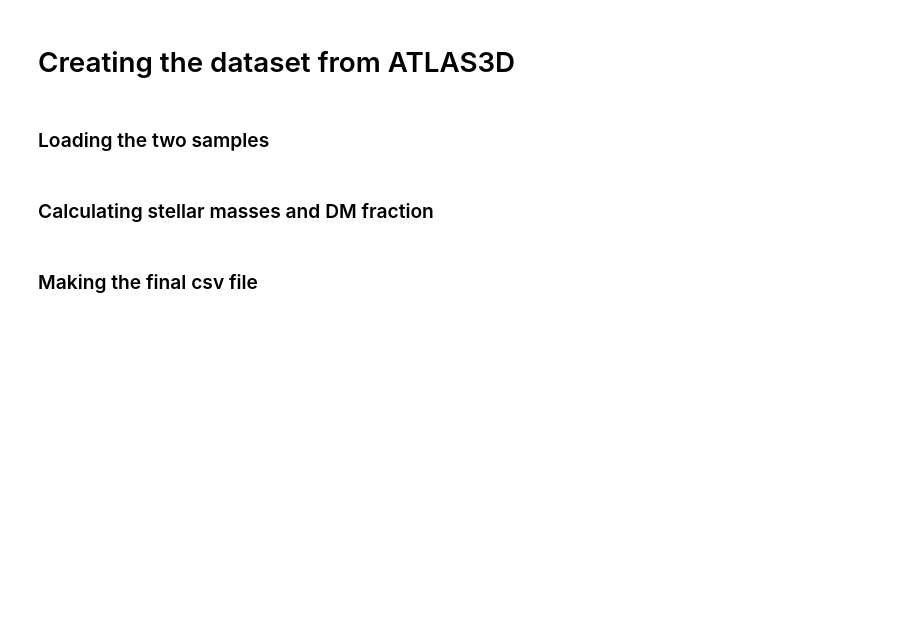
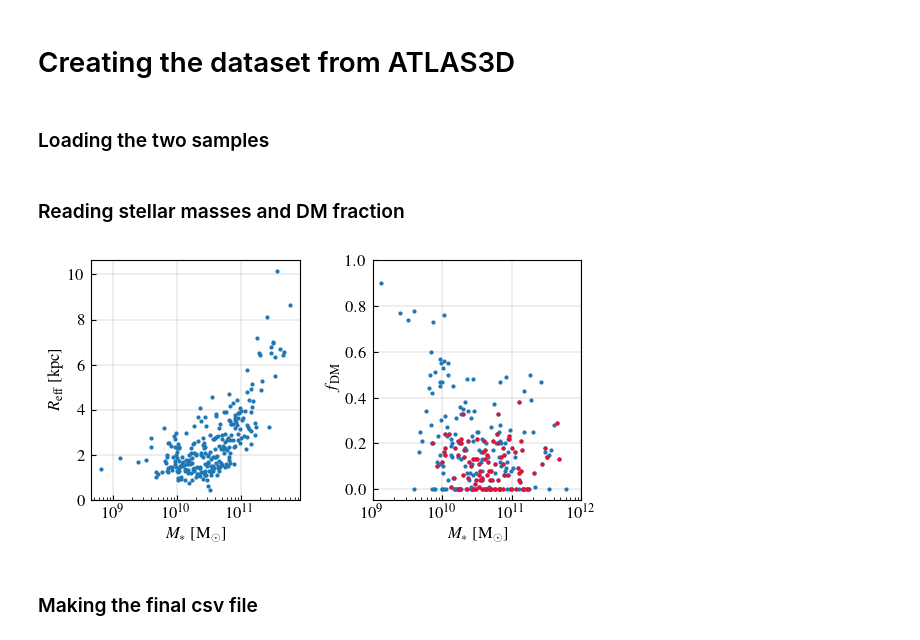
Before and after one commit to Annapreto23/TangoSIDM_DMFraction, a Jupyter notebook: data/Observational_datasets/ATLAS3D_post_processed.ipynb, the cells around one changed output. Cells and saved outputs as stored; diff of their text form; code cells hidden in the pictures; blank space fills up the shorter version.

```diff
--- a/data/Observational_datasets/ATLAS3D_post_processed.ipynb
+++ b/data/Observational_datasets/ATLAS3D_post_processed.ipynb
@@ -14,11 +22,63 @@ capXX= np.loadtxt('./raw_data/ATLAS3D_CappellariXX_2013.txt', usecols=np.arange(
 # %% [markdown]
-### Calculating stellar masses and DM fraction
+### Reading stellar masses and DM fraction
 # %%
-logML = capXX[:,-2]
-logL = capXV[:,-1]
-R = capXV[:,-6]
-M = 10**(logML+logL)
-fDM = capXX[:,-3]
+quality_flag = capXV[indx_CapXX,0]
+Reff_arcsec = 10**capXV[indx_CapXX,1] # [arcsec]
+logL = capXV[indx_CapXX,2] # [Lsun]
+fDM = capXX[indx_CapXX,0]
+logML = capXX[indx_CapXX,1] # Stellar mass-to-light ratio
+M_stellar = 10**(logML+logL) # [Msun]
+
+D = capI[indx_CapI,0] # Distance [Mpc units]
+# pi radian = 180 degree ==> 1deg = pi/180 ==> 1arcsec = pi/180/3600
+Reff_radian = Reff_arcsec * ( np.pi / 180 / 3600 )
+Reff = Reff_radian * D * 1e3 # Effective radius [kpc units]
+# %%
+#################
+# Plot parameters
+params = {
+    "font.size": 12,
+    "font.family": "Times",
+    "text.usetex": True,
+    "figure.figsize": (7, 3),
+    "figure.subplot.left": 0.25,
+    "figure.subplot.right": 0.95,
+    "figure.subplot.bottom": 0.15,
+    "figure.subplot.top": 0.95,
+    "figure.subplot.wspace": 0.35,
+    "figure.subplot.hspace": 0.35,
+    "lines.markersize": 2,
+    "lines.linewidth": 1.5,
+}
+plt.rcParams.update(params)
+plt.figure()
+ax = plt.subplot(1, 2, 1)
+plt.grid(linestyle='-', linewidth=0.3)
+
+plt.plot(M_stellar, Reff, 'o')
+
+#plt.axis([1e9, 1e12, 0, 10])
+plt.xscale('log')
+plt.ylabel(r"$R_{\mathrm{eff}}$ [kpc]")
+plt.xlabel("$M_{*}$ [M$_{\odot}$]")
+ax.tick_params(direction='in', axis='both', which='both', pad=4.5)
+
+######
+ax = plt.subplot(1, 2, 2)
+plt.grid(linestyle='-', linewidth=0.3)
+
+plt.plot(M_stellar, fDM, 'o')
+select_quality = np.where(quality_flag >= 2)[0]
+plt.plot(M_stellar[select_quality], fDM[select_quality], 'o', color='crimson')
+
+plt.axis([1e9, 1e12, -0.05, 1])
+plt.xscale('log')
+plt.ylabel(r"$f_{\mathrm{DM}}$")
+plt.xlabel("$M_{*}$ [M$_{\odot}$]")
+ax.tick_params(direction='in', axis='both', which='both', pad=4.5)
+plt.show()
+# %% [output]
+[figure, added]
 # %% [markdown]
 ### Making the final csv file
 # %%
```
Also changed, not shown: parts of 4 cells of this notebook, 5 other files.
